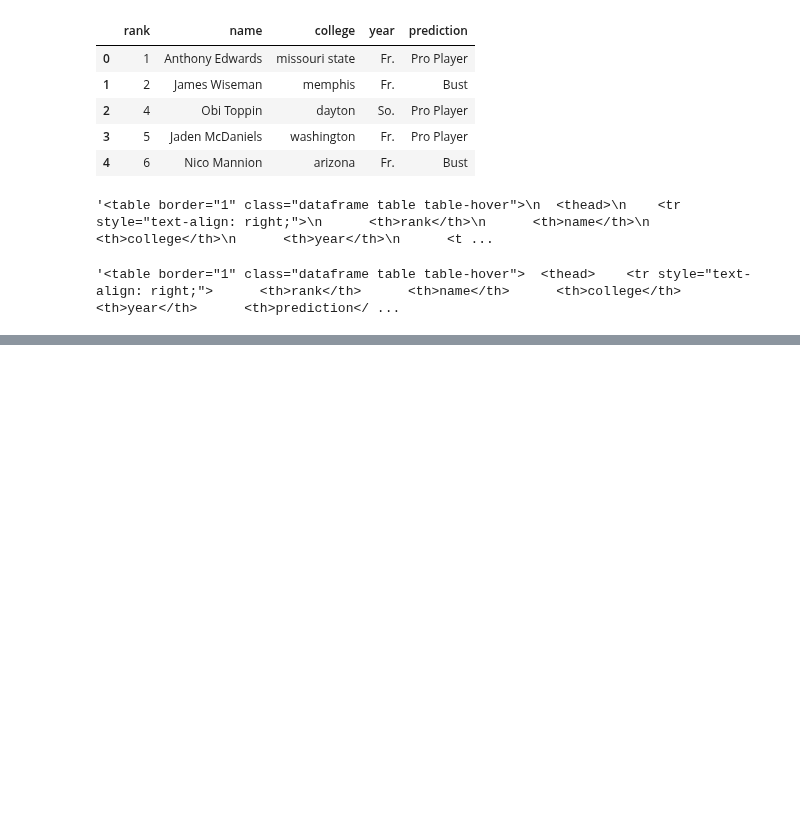
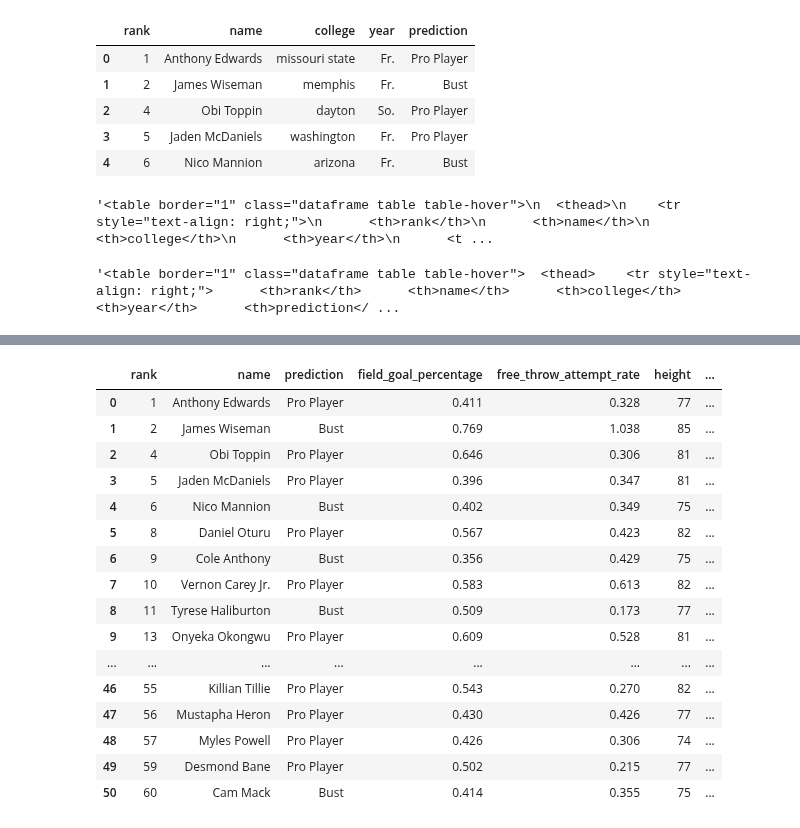
Before and after one commit to woodfin8/Draft_Machine, a Jupyter notebook: 2020_draft_data/draft_html.ipynb, the cells around one changed output, grey strips where cells are left out. Cells and saved outputs as stored; diff of their text form; code cells hidden in the pictures; blank space fills up the shorter version.

```diff
--- a/2020_draft_data/draft_html.ipynb
+++ b/2020_draft_data/draft_html.ipynb
@@ -35,7 +35,7 @@ Index(['rank', 'player_id', 'name', 'college', 'year', 'assists', 'blocks',
 X = df[["field_goal_percentage", 'free_throw_attempt_rate', 'height', 'three_point_percentage', 'true_shooting_percentage',
        'win_shares_per_40_minutes']]
 # %%
-model = pickle.load(open('../random_forest/random_forest.pkl', 'rb'))
+model = pickle.load(open('../random_forest.pkl', 'rb'))
 # %%
 prediction = model.predict(X)
 prediction
@@ -141,5 +141,25 @@ df.head()
 # %%
 df.to_csv("../Draft2020_results", index = False, header = True)
 # %%
-df_summary = df[["rank","player_id", "name", "prediction", "field_goal_percentage", 'free_throw_attempt_rate', 'height',
+df_summary = df[["rank", "name", "prediction", "field_goal_percentage", 'free_throw_attempt_rate', 'height',
                  'three_point_percentage', 'true_shooting_percentage','win_shares_per_40_minutes']]
+# %%
+df_summary
+# %% [output]
+|  | rank | name | prediction | field_goal_percentage | free_throw_attempt_rate | height | ... |
+| 0 | 1 | Anthony Edwards | Pro Player | 0.411 | 0.328 | 77 | ... |
+| 1 | 2 | James Wiseman | Bust | 0.769 | 1.038 | 85 | ... |
+| 2 | 4 | Obi Toppin | Pro Player | 0.646 | 0.306 | 81 | ... |
+| 3 | 5 | Jaden McDaniels | Pro Player | 0.396 | 0.347 | 81 | ... |
+| 4 | 6 | Nico Mannion | Bust | 0.402 | 0.349 | 75 | ... |
+| 5 | 8 | Daniel Oturu | Pro Player | 0.567 | 0.423 | 82 | ... |
+| 6 | 9 | Cole Anthony | Bust | 0.356 | 0.429 | 75 | ... |
+| 7 | 10 | Vernon Carey Jr. | Pro Player | 0.583 | 0.613 | 82 | ... |
+| 8 | 11 | Tyrese Haliburton | Bust | 0.509 | 0.173 | 77 | ... |
+| 9 | 13 | Onyeka Okongwu | Pro Player | 0.609 | 0.528 | 81 | ... |
+| ... | ... | ... | ... | ... | ... | ... | ... |
+| 46 | 55 | Killian Tillie | Pro Player | 0.543 | 0.270 | 82 | ... |
+| 47 | 56 | Mustapha Heron | Pro Player | 0.430 | 0.426 | 77 | ... |
+| 48 | 57 | Myles Powell | Pro Player | 0.426 | 0.306 | 74 | ... |
+| 49 | 59 | Desmond Bane | Pro Player | 0.502 | 0.215 | 77 | ... |
+| 50 | 60 | Cam Mack | Bust | 0.414 | 0.355 | 75 | ... |
```
Also changed, not shown: parts of 3 cells of this notebook.
